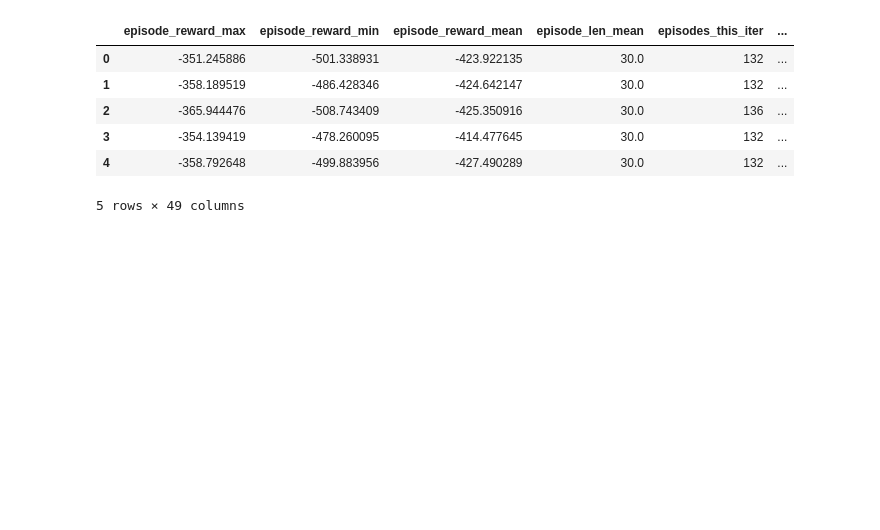
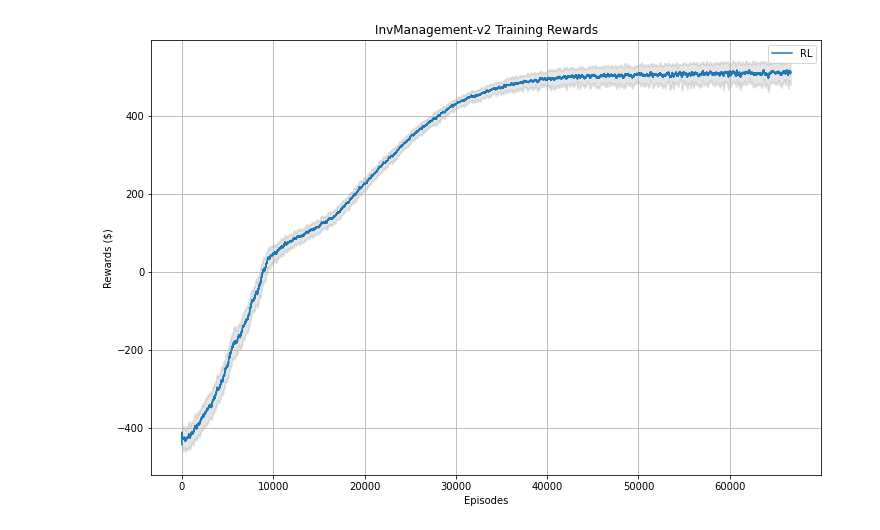
Before and after one commit to grossmann-group/or-gym, a Jupyter notebook: notebooks/training_curves.ipynb, the cells around one changed output. Cells and saved outputs as stored; diff of their text form; code cells hidden in the pictures; blank space fills up the shorter version.

```diff
--- a/notebooks/training_curves.ipynb
+++ b/notebooks/training_curves.ipynb
@@ -50,10 +101,0 @@ plt.show()
-# %%
-data.head()
-# %% [output]
-|  | episode_reward_max | episode_reward_min | episode_reward_mean | episode_len_mean | episodes_this_iter | ... |
-| 0 | -351.245886 | -501.338931 | -423.922135 | 30.0 | 132 | ... |
-| 1 | -358.189519 | -486.428346 | -424.642147 | 30.0 | 132 | ... |
-| 2 | -365.944476 | -508.743409 | -425.350916 | 30.0 | 136 | ... |
-| 3 | -354.139419 | -478.260095 | -414.477645 | 30.0 | 132 | ... |
-| 4 | -358.792648 | -499.883956 | -427.490289 | 30.0 | 132 | ... |
-5 rows × 49 columns
@@ -77,0 +102,34 @@ def load_policy(path, checkpoint_id="500", pickle=True):
+# %%
+inv2_data, inv2_train_data = extract_plot_stats(paths[np.argmax(max_rewards)])
+# Get episode totals
+# x_min = -1000
+x_max = inv2_data.shape[0]
+opt_mean = 547
+opt_var = 30
+heur_mean = 388
+heur_var = 30
+
+
+plt.figure(figsize=(12,8))
+plt.plot(inv2_data['mean_rewards'], label='RL')
+plt.fill_between(np.arange(x_max), inv2_data['fill_min'], inv2_data['fill_max'],
+                 color='gray', alpha=0.2)
+
+# plt.axhline(xmin=0, xmax=x_max, y=heur_mean, color='r', label='Mean Base-Stock MIP Reward')
+# plt.fill_between(np.arange(x_min, x_max), heur_mean-heur_var,
+#                  heur_mean+heur_var, color='r', alpha=0.2)
+
+# plt.axhline(xmin=0, xmax=x_max, y=opt_mean, color='orange', label='Mean PIMILP Reward')
+# plt.fill_between(np.arange(x_min, x_max), opt_mean-opt_var,
+#                  opt_mean+opt_var, color='orange', alpha=0.2)
+
+plt.title('InvManagement-v2 Training Rewards')
+# plt.legend(bbox_to_anchor=[1.45, 0.75])
+plt.legend()
+plt.xlabel('Episodes')
+# plt.xlim([x_min, x_max])
+plt.grid()
+plt.ylabel('Rewards ($)')
+plt.show()
+# %% [output]
+[figure, added]
```
Also changed, not shown: parts of 22 cells of this notebook, 4 other files.
